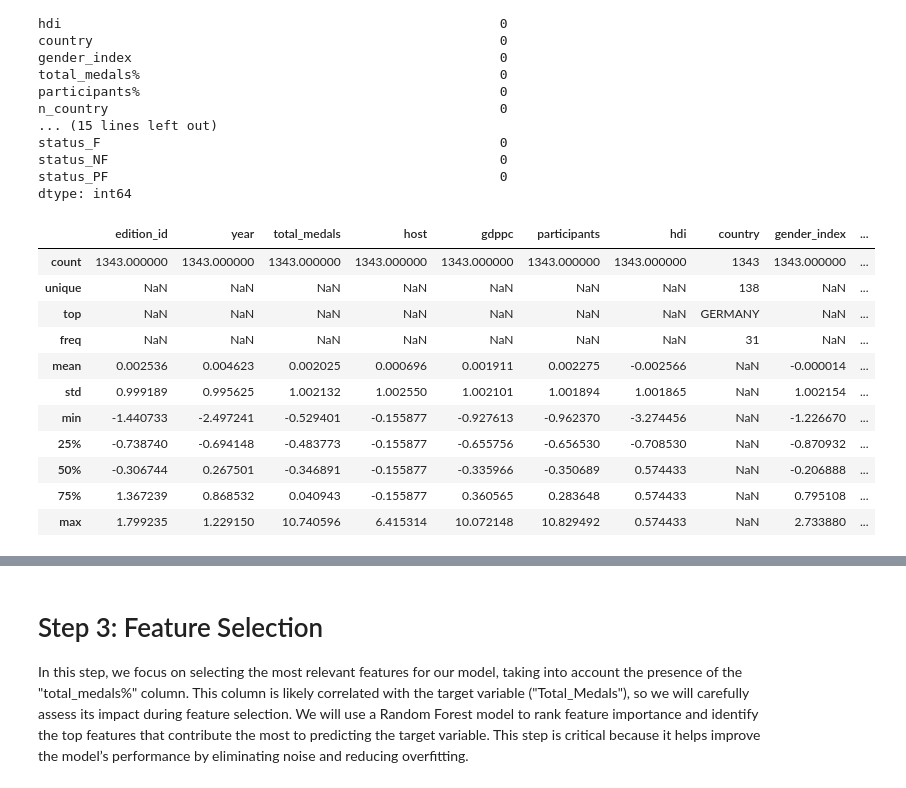
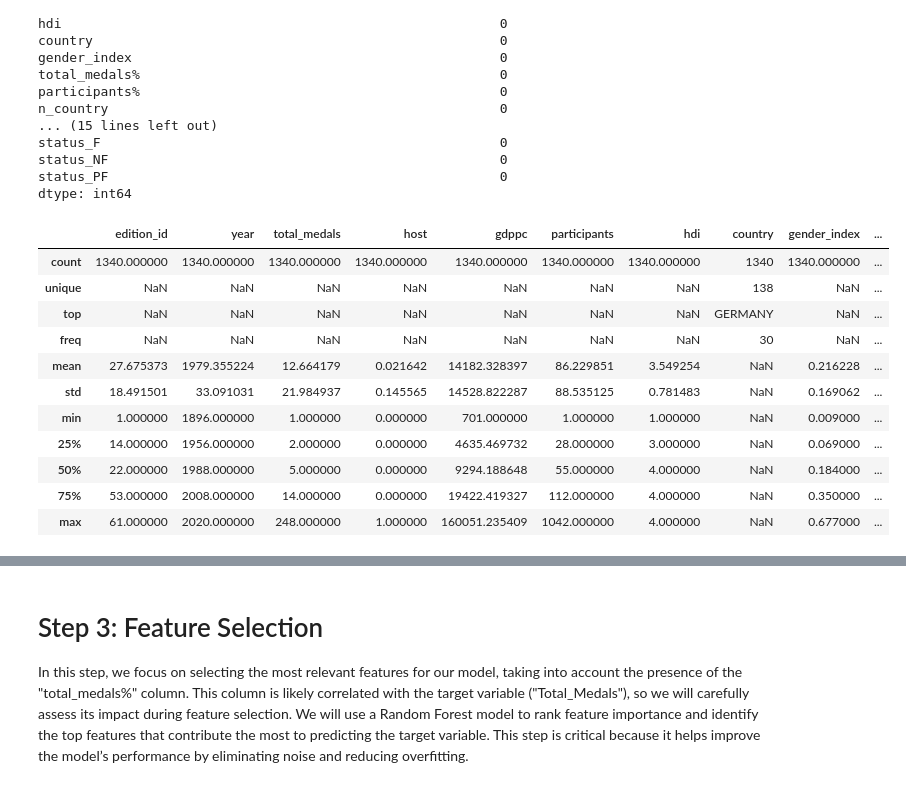
Before and after one commit to ahakobia/JHU_Colossus, a Jupyter notebook: modeling.ipynb, the cells around one changed output, grey strips where cells are left out. Saved outputs shown, nothing was run; the diff lists cells and outputs as text; code cells hidden in the pictures.

```diff
--- a/modeling.ipynb
+++ b/modeling.ipynb
@@ -23,7 +23,7 @@ Train on Historical Data:
 data = pd.read_csv('Final Dataset/FINAL_DATA.csv')
 
 data = data[data['year'] < 2024]
-
+data = data.drop([76, 224, 225])
 data.head()
 # %% [output]
 |  | edition_id | year | code | total_medals | host | gdppc | participants | hdi | country | ... |
@@ -63,19 +63,16 @@ In this step, we are focusing on cleaning and preprocessing the data to prepare
 # Handling missing values
 # 1. Drop columns with more than 50% missing values
 threshold = len(data) * 0.5
-data = data.dropna(thresh=threshold, axis=1)
+data_clean = data.dropna(thresh=threshold, axis=1).copy()
 
 # 2. Impute remaining missing values with the median (for numerical) or most frequent (for categorical)
+# Exclude the 'total_medals' column from imputation
+numeric_features = data_clean.select_dtypes(include=[float, int]).columns.tolist()
+numeric_features.remove('total_medals')  # Remove target column from the list
+
 imputer = SimpleImputer(strategy='median')
-data[data.select_dtypes(include=[float, int]).columns] = imputer.fit_transform(data.select_dtypes(include=[float, int]))
+data_clean[numeric_features] = imputer.fit_transform(data_clean[numeric_features])
 
+# Impute categorical features
 imputer = SimpleImputer(strategy='most_frequent')
-data[data.select_dtypes(include=[object]).columns] = imputer.fit_transform(data.select_dtypes(include=[object]))
-
-# 3. Standardize the numerical features
-scaler = StandardScaler()
-data[data.select_dtypes(include=[float, int]).columns] = scaler.fit_transform(data.select_dtypes(include=[float, int]))
-
-# Display the cleaned data
-print("Cleaned Data Overview:")
-data.info()
+data_clean[data_clean.select_dtypes(include=[object]).columns] = imputer.fit_transform(data_clean.select_dtypes(include=[object]))
@@ -149,7 +128,6 @@ country_replacements = {
     'ROC': 'RUSSIAN FEDERATION',  # Russian Olympic Committee (temporary), map to Russia
     'RUSSIAN OLYMPIC COMMITTEE': 'RUSSIAN FEDERATION',  # Consolidate under Russia
     'INDEPENDENT OLYMPIC ATHLETES': None,  # No specific country
-    'PEOPLE\'S REPUBLIC OF CHINA': 'CHINA',  # Standardize naming
     'HONG KONG, CHINA': 'HONG KONG',  # Separate entity for Olympic purposes
     'ISLAMIC REPUBLIC OF IRAN': 'IRAN',  # Standardize naming
     "DEMOCRATIC PEOPLE'S REPUBLIC OF KOREA": 'NORTH KOREA',  # Standardize naming
@@ -164,14 +142,14 @@ country_replacements = {
 }
 
 # Replace obsolete or outdated country names with their modern equivalents
-data['country'] = data['country'].replace(country_replacements)
+data_clean['country'] = data_clean['country'].replace(country_replacements)
 
 # Remove any countries that were consolidated into 'None'
-data = data.dropna(subset=['country'])
+data_clean = data_clean.dropna(subset=['country'])
 
 # Display the cleaned data to verify the changes
 print("Data after replacing and removing obsolete countries:")
-print(data['country'].unique())
+print(data_clean['country'].unique())
 # %% [output]
 Data after replacing and removing obsolete countries:
 ['AUSTRALIA' 'AUSTRIA' 'DENMARK' 'FRANCE' 'GREAT BRITAIN' 'GERMANY'
@@ -195,17 +173,15 @@ Data after replacing and removing obsolete countries:
 
 In this step, we will address redundancy in the dataset by removing one of the duplicate columns ("code") since it provides the same information as "country." We will also handle the categorical "status" column using one-hot encoding. One-hot encoding converts categorical variables into a series of binary variables, making them suitable for machine learning algorithms. This step ensures that all features are in a numerical format that the model can process effectively.
 # %%
-from sklearn.preprocessing import LabelEncoder
-
 # Drop the redundant 'code' column
-data = data.drop(columns=['code'])
+data_clean = data_clean.drop(columns=['code'])
 
 # Perform one-hot encoding on the 'status' column
-data = pd.get_dummies(data, columns=['status'], drop_first=True,dtype=int)
+data_clean = pd.get_dummies(data_clean, columns=['status'], drop_first=True,dtype=int)
 
 # Display the updated data
 print("Data after handling redundancy and encoding:")
-data.head()
+data_clean.head()
 # %% [output]
 Data after handling redundancy and encoding:
 |  | edition_id | year | total_medals | host | gdppc | participants | hdi | country | gender_index | ... |
@@ -238,17 +214,17 @@ status_NF                                                  0
 status_PF                                                  0
 dtype: int64
 # %%
-data.describe(include='all')
+data_clean.describe(include='all')
 # %% [output]
 |  | edition_id | year | total_medals | host | gdppc | participants | hdi | country | gender_index | ... |
-| count | 1343.000000 | 1343.000000 | 1343.000000 | 1343.000000 | 1343.000000 | 1343.000000 | 1343.000000 | 1343 | 1343.000000 | ... |
+| count | 1340.000000 | 1340.000000 | 1340.000000 | 1340.000000 | 1340.000000 | 1340.000000 | 1340.000000 | 1340 | 1340.000000 | ... |
 | unique | NaN | NaN | NaN | NaN | NaN | NaN | NaN | 138 | NaN | ... |
 | top | NaN | NaN | NaN | NaN | NaN | NaN | NaN | GERMANY | NaN | ... |
-| freq | NaN | NaN | NaN | NaN | NaN | NaN | NaN | 31 | NaN | ... |
-| mean | 0.002536 | 0.004623 | 0.002025 | 0.000696 | 0.001911 | 0.002275 | -0.002566 | NaN | -0.000014 | ... |
-| std | 0.999189 | 0.995625 | 1.002132 | 1.002550 | 1.002101 | 1.001894 | 1.001865 | NaN | 1.002154 | ... |
-| min | -1.440733 | -2.497241 | -0.529401 | -0.155877 | -0.927613 | -0.962370 | -3.274456 | NaN | -1.226670 | ... |
-| 25% | -0.738740 | -0.694148 | -0.483773 | -0.155877 | -0.655756 | -0.656530 | -0.708530 | NaN | -0.870932 | ... |
-| 50% | -0.306744 | 0.267501 | -0.346891 | -0.155877 | -0.335966 | -0.350689 | 0.574433 | NaN | -0.206888 | ... |
-| 75% | 1.367239 | 0.868532 | 0.040943 | -0.155877 | 0.360565 | 0.283648 | 0.574433 | NaN | 0.795108 | ... |
-| max | 1.799235 | 1.229150 | 10.740596 | 6.415314 | 10.072148 | 10.829492 | 0.574433 | NaN | 2.733880 | ... |
+| freq | NaN | NaN | NaN | NaN | NaN | NaN | NaN | 30 | NaN | ... |
+| mean | 27.675373 | 1979.355224 | 12.664179 | 0.021642 | 14182.328397 | 86.229851 | 3.549254 | NaN | 0.216228 | ... |
+| std | 18.491501 | 33.091031 | 21.984937 | 0.145565 | 14528.822287 | 88.535125 | 0.781483 | NaN | 0.169062 | ... |
+| min | 1.000000 | 1896.000000 | 1.000000 | 0.000000 | 701.000000 | 1.000000 | 1.000000 | NaN | 0.009000 | ... |
+| 25% | 14.000000 | 1956.000000 | 2.000000 | 0.000000 | 4635.469732 | 28.000000 | 3.000000 | NaN | 0.069000 | ... |
+| 50% | 22.000000 | 1988.000000 | 5.000000 | 0.000000 | 9294.188648 | 55.000000 | 4.000000 | NaN | 0.184000 | ... |
+| 75% | 53.000000 | 2008.000000 | 14.000000 | 0.000000 | 19422.419327 | 112.000000 | 4.000000 | NaN | 0.350000 | ... |
+| max | 61.000000 | 2020.000000 | 248.000000 | 1.000000 | 160051.235409 | 1042.000000 | 4.000000 | NaN | 0.677000 | ... |
```
Also changed, not shown: parts of 34 cells of this notebook.
